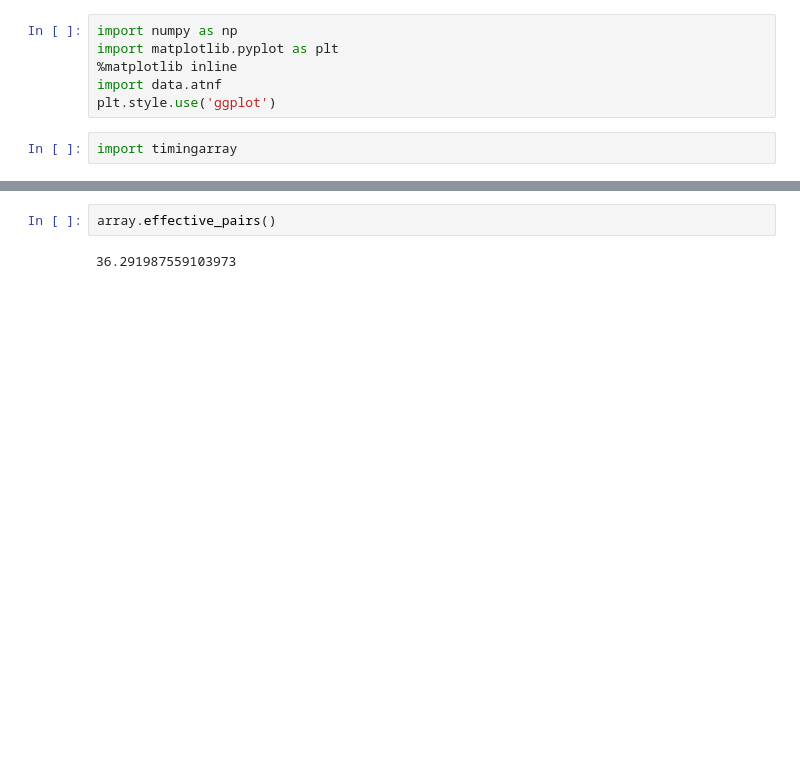
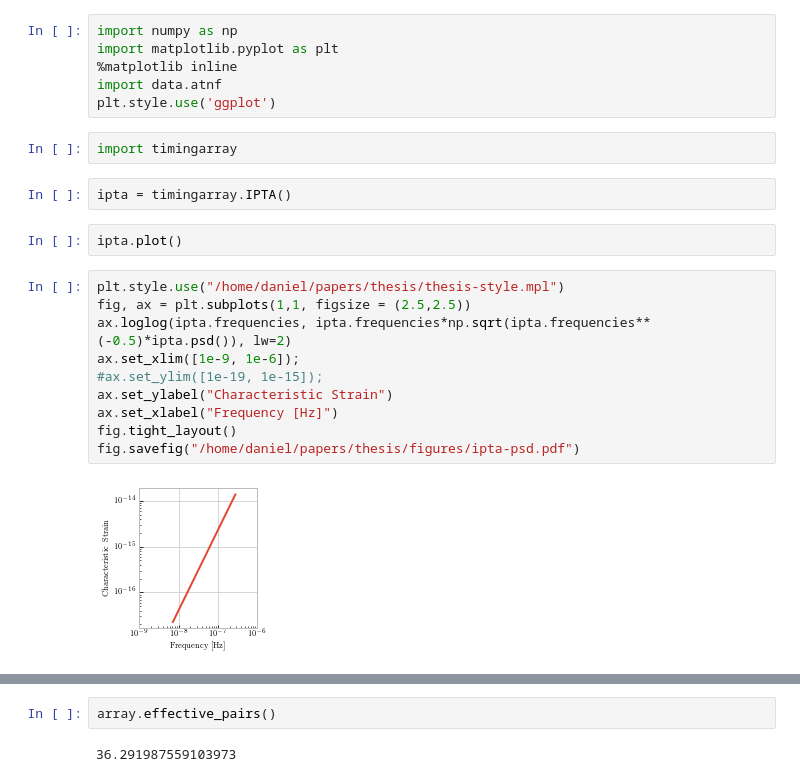
Before and after one commit to transientlunatic/gravpy, a Jupyter notebook: notebooks/Pulsar Timing Arrays.ipynb, the cells around one changed output, grey strips where cells are left out. Saved outputs shown, nothing was run; the diff lists cells and outputs as text; blank space fills up the shorter version.

```diff
--- a/notebooks/Pulsar Timing Arrays.ipynb
+++ b/notebooks/Pulsar Timing Arrays.ipynb
@@ -6,5 +6,21 @@ import data.atnf
 plt.style.use('ggplot')
 # %%
 import timingarray
+# %%
+ipta = timingarray.IPTA()
+# %%
+ipta.plot()
+# %%
+plt.style.use("/home/daniel/papers/thesis/thesis-style.mpl")
+fig, ax = plt.subplots(1,1, figsize = (2.5,2.5))
+ax.loglog(ipta.frequencies, ipta.frequencies*np.sqrt(ipta.frequencies**(-0.5)*ipta.psd()), lw=2)
+ax.set_xlim([1e-9, 1e-6]);
+#ax.set_ylim([1e-19, 1e-15]);
+ax.set_ylabel("Characteristic Strain")
+ax.set_xlabel("Frequency [Hz]")
+fig.tight_layout()
+fig.savefig("/home/daniel/papers/thesis/figures/ipta-psd.pdf")
+# %% [output]
+[figure, added]
 # %%
 array = timingarray.TimingArray()
```
Also changed, not shown: parts of 1 cell of this notebook, 5 other files.
